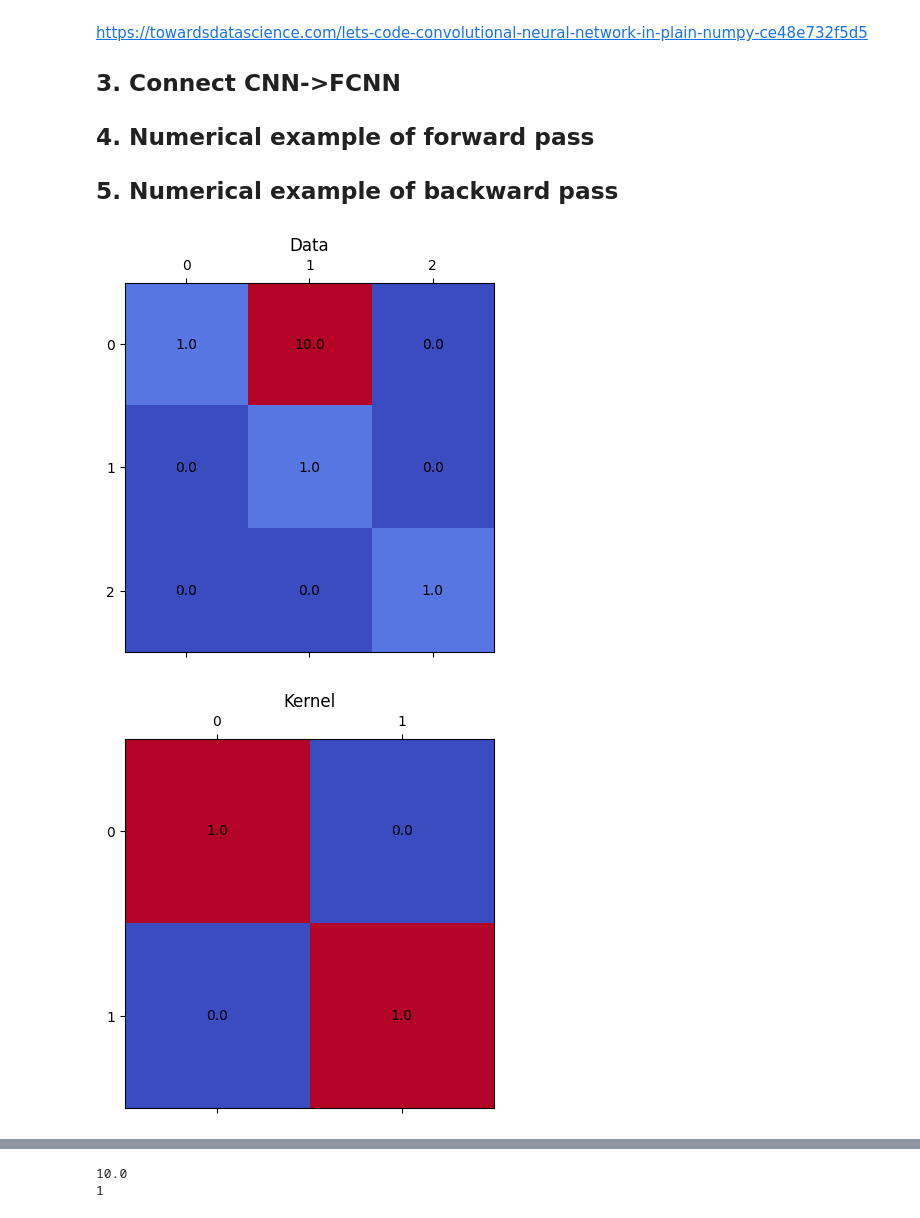
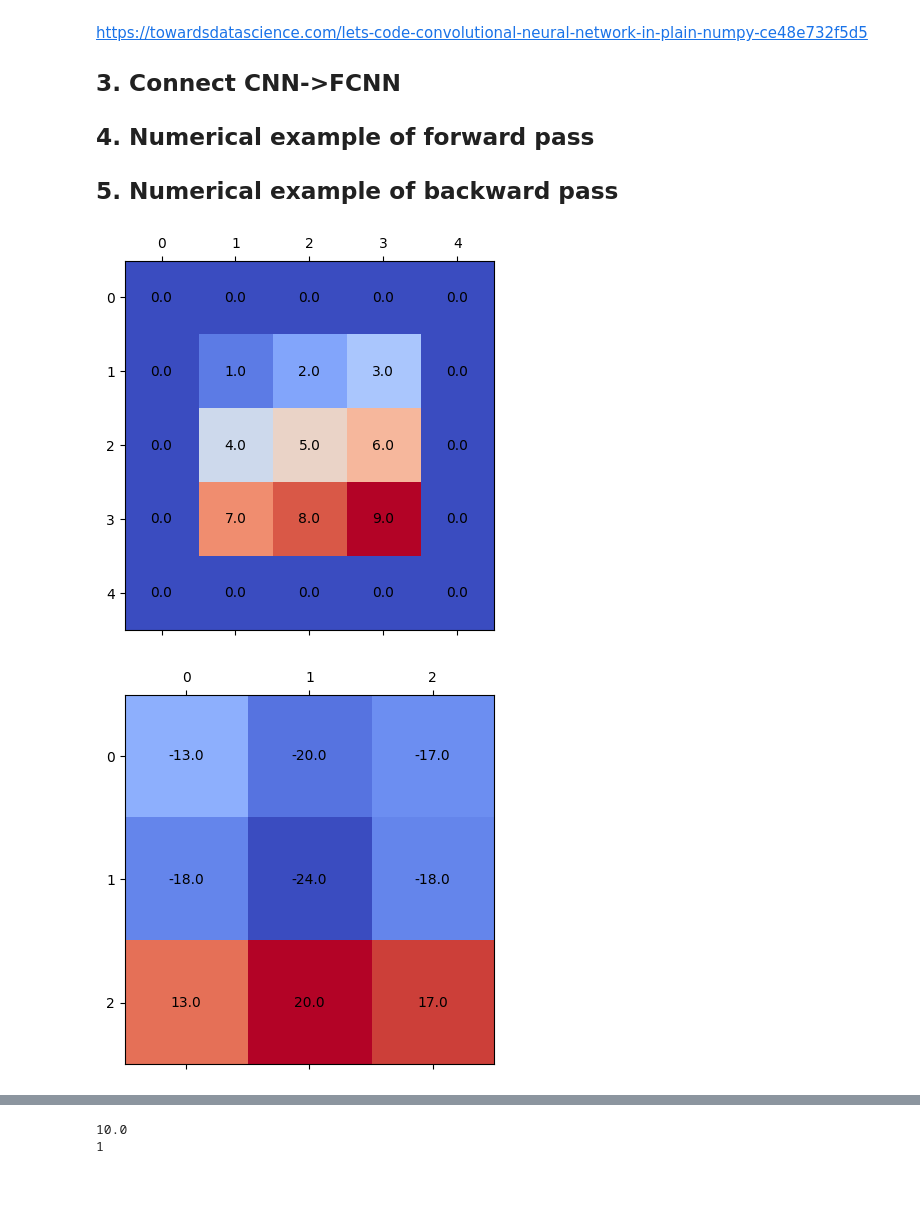
Before and after one commit to chrstrom/TDT17, a Jupyter notebook: chstr/01_CNN_FCNN.ipynb, the cells around one changed output, grey strips where cells are left out. Drawn from its saved outputs; the diff is of its cells as text; code cells hidden in the pictures; blank space fills up the shorter version.

Commit message:
Fix and sanity check 2D convolution
Signed-off-by: Christopher Strøm <chstr@stud.ntnu.no>

```diff
--- a/chstr/01_CNN_FCNN.ipynb
+++ b/chstr/01_CNN_FCNN.ipynb
@@ -65,40 +65,44 @@ class Matrix2D():
 
         ax.matshow(self.value, cmap=plt.cm.coolwarm)
 
         for y, x in np.ndindex(self.value.shape):
             ax.text(y, x, str(self.value[x, y]), va='center', ha='center')
         ax.set_title(title)
 
 
     def convolve2D(self, kernel: Matrix2D, bias: float = 0, stride: int = 1) -> Matrix2D:
+        """Convolve the 2D matrix with a 2D kernel plus bias
+
+        See http://www.songho.ca/dsp/convolution/convolution2d_example.html for the math
+        """
         assert stride != 0, "Stride cannot be zero!"
 
         output_width: int = (self.nrow - kernel.nrow) // stride + 1
         output_height: int = (self.ncol - kernel.ncol) // stride + 1
 
         output_image = np.zeros((output_height, output_width))
 
         for col, row in product(range(0, output_width, stride), range(0, output_height, stride)):
             output_image[row, col] = \
-                self.value[row:row+kernel.ncol, col:col+kernel.nrow].flatten() \
+                -1 * self.value[row:row+kernel.ncol, col:col+kernel.nrow].flatten() \
                 @ kernel.value.flatten() \
                 + bias
 
         return Matrix2D(output_image)
 
 
 
 
+# Sanity check using the example from http://www.songho.ca/dsp/convolution/convolution2d_example.html
 
+data = np.zeros((5, 5))
+data[1:4, 1:4] = np.arange(1, 10).reshape((3, 3))
+X = Matrix2D(data)
+X.draw()
+K = Matrix2D(np.array(([[-1, -2, -1], [0, 0, 0], [1, 2, 1]])))
 
-arr = np.eye(3)
-arr[0, 1] = 10
-X = Matrix2D(arr)
-K = Matrix2D(np.eye(2))
-X.draw("Data")
-K.draw("Kernel")
 O = X.convolve2D(K)
-O.draw("Data convolved with Kernel")
+O.draw()
 # %% [output]
-[figure, old version]
+[figure, new version]
-[figure, old version]
+[figure, new version]
```
Also changed, not shown: parts of 1 cell of this notebook.
